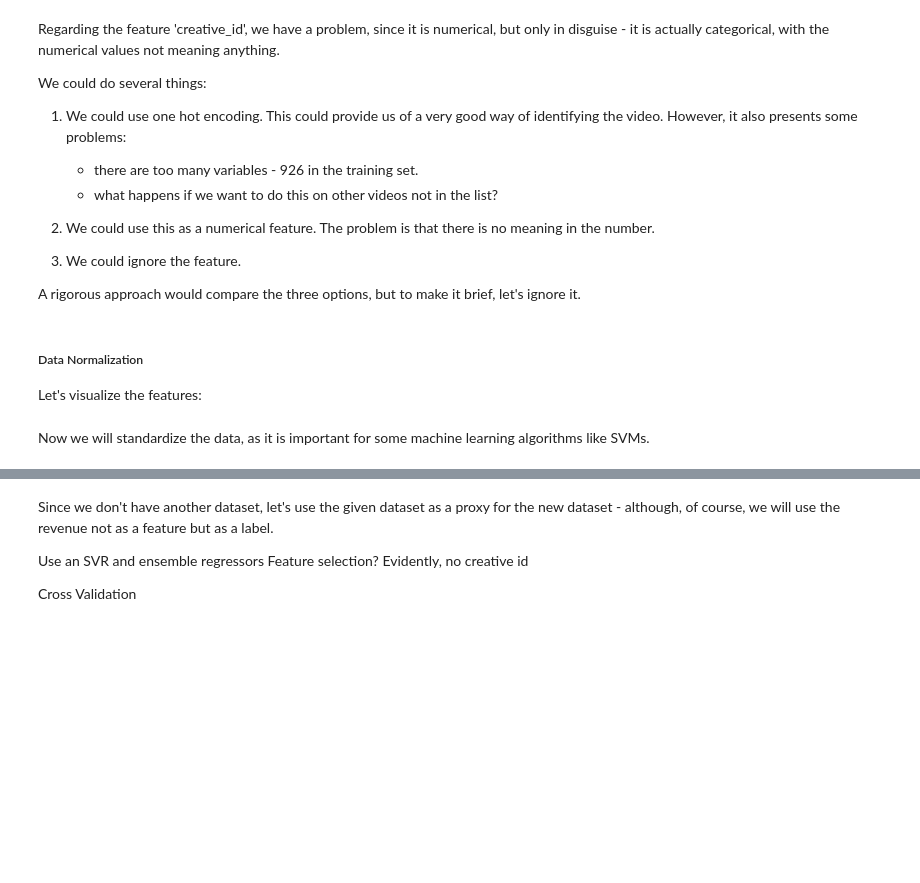
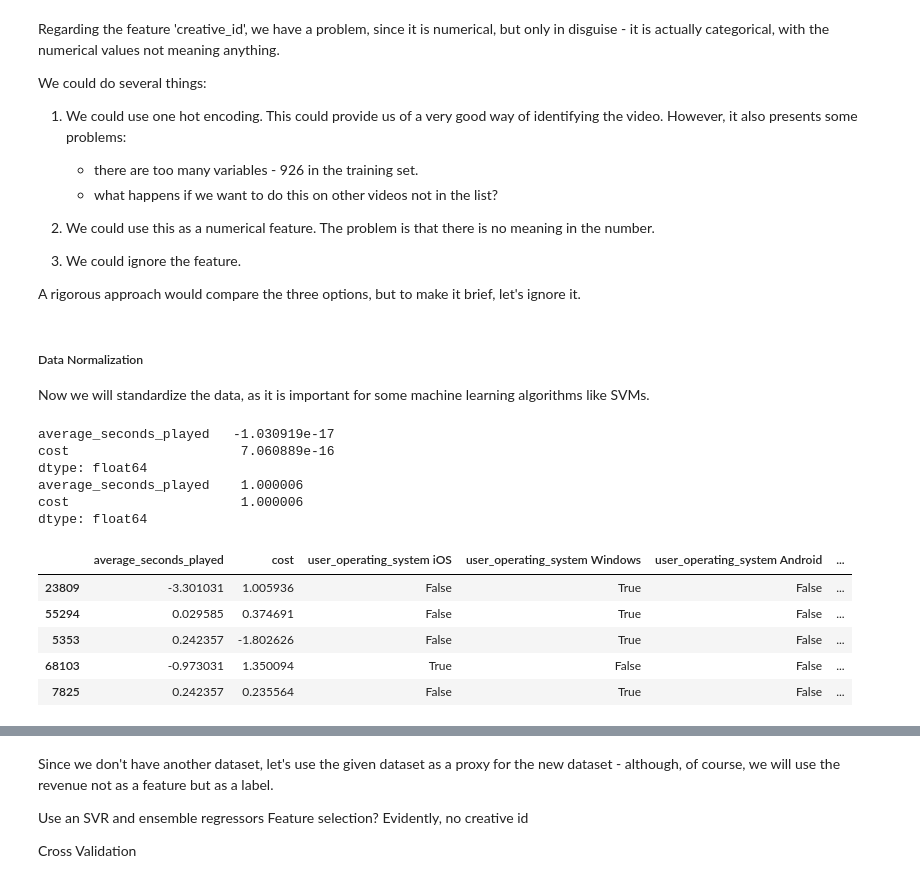
Before and after one commit to nanaky92/Data-Science-Challenge, a Jupyter notebook: TEADS.ipynb, the cells around one changed output, grey strips where cells are left out. Drawn from its saved outputs; the diff is of its cells as text; code cells hidden in the pictures; blank space fills up the shorter version.

```diff
--- a/TEADS.ipynb
+++ b/TEADS.ipynb
@@ -318,22 +312,36 @@ We could do several things:
 A rigorous approach would compare the three options, but to make it brief, let's ignore it.
 # %%
 X_train = X_train.drop('creative_id', axis=1)
-# %% [markdown]
-##### Data Normalization
-
-Let's visualize the features:
 # %% [markdown]
+##### Data Normalization
+
 Now we will standardize the data, as it is important for some machine learning algorithms like SVMs.
 # %%
 # Let's store the means and stds for the test data
-means = X_train.mean()
-std = X_train.std()
+numerical_features = ["average_seconds_played", "cost"]
+means = X_train[numerical_features].mean()
+std = X_train[numerical_features].std()
 
 from sklearn import preprocessing
 
-X_train[X_train.columns]=preprocessing.scale(X_train[X_train.columns])
+X_train[numerical_features]=preprocessing.scale(X_train[numerical_features])
 
+print(X_train[numerical_features].mean())
+print(X_train[numerical_features].std())
 display(X_train.head())
+# %% [output]
+average_seconds_played   -1.030919e-17
+cost                      7.060889e-16
+dtype: float64
+average_seconds_played    1.000006
+cost                      1.000006
+dtype: float64
+|  | average_seconds_played | cost | user_operating_system iOS | user_operating_system Windows | user_operating_system Android | ... |
+| 23809 | -3.301031 | 1.005936 | False | True | False | ... |
+| 55294 | 0.029585 | 0.374691 | False | True | False | ... |
+| 5353 | 0.242357 | -1.802626 | False | True | False | ... |
+| 68103 | -0.973031 | 1.350094 | True | False | False | ... |
+| 7825 | 0.242357 | 0.235564 | False | True | False | ... |
 # %% [markdown]
 ##### Feature Selection
 
```
Also changed, not shown: parts of 16 cells of this notebook.
